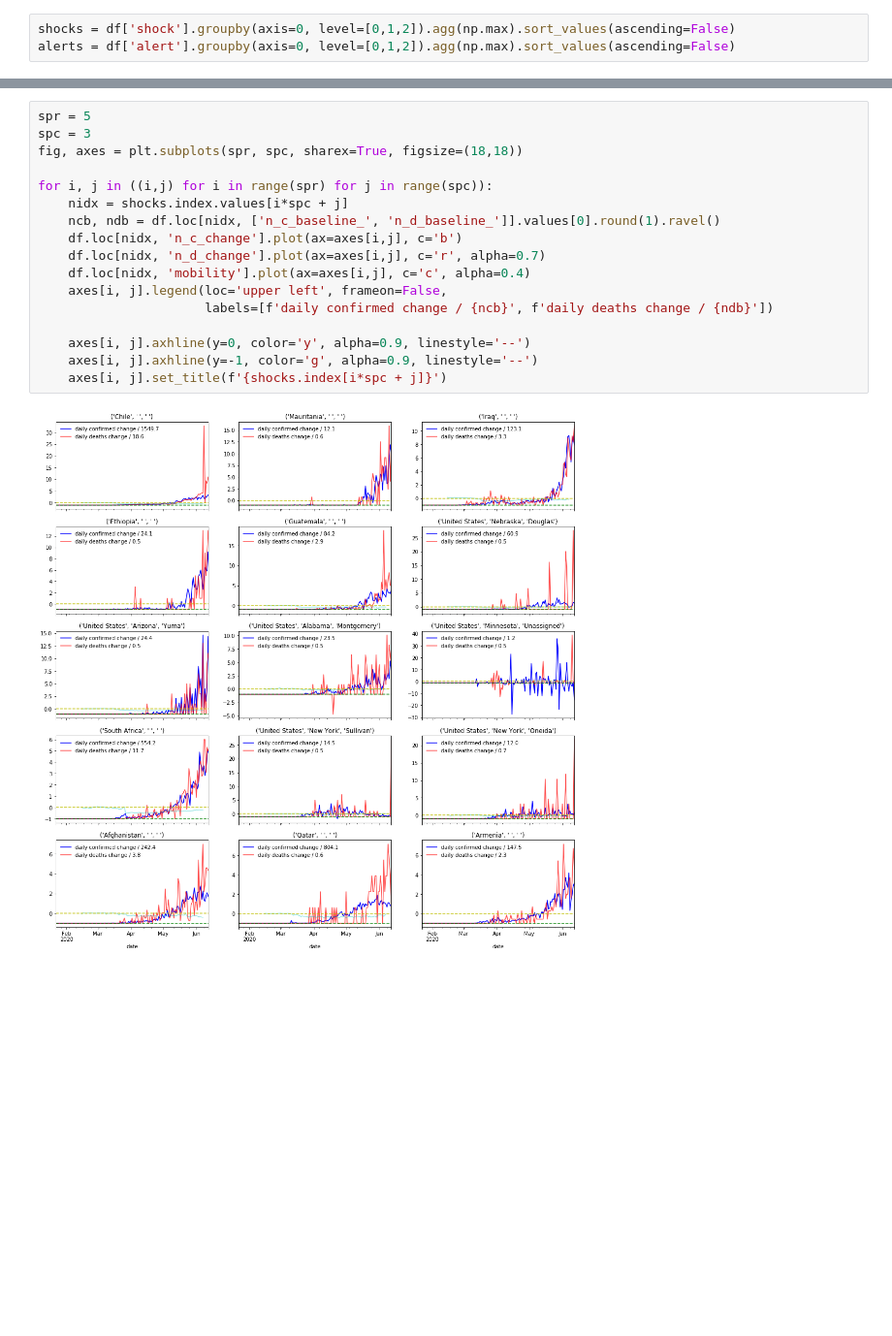
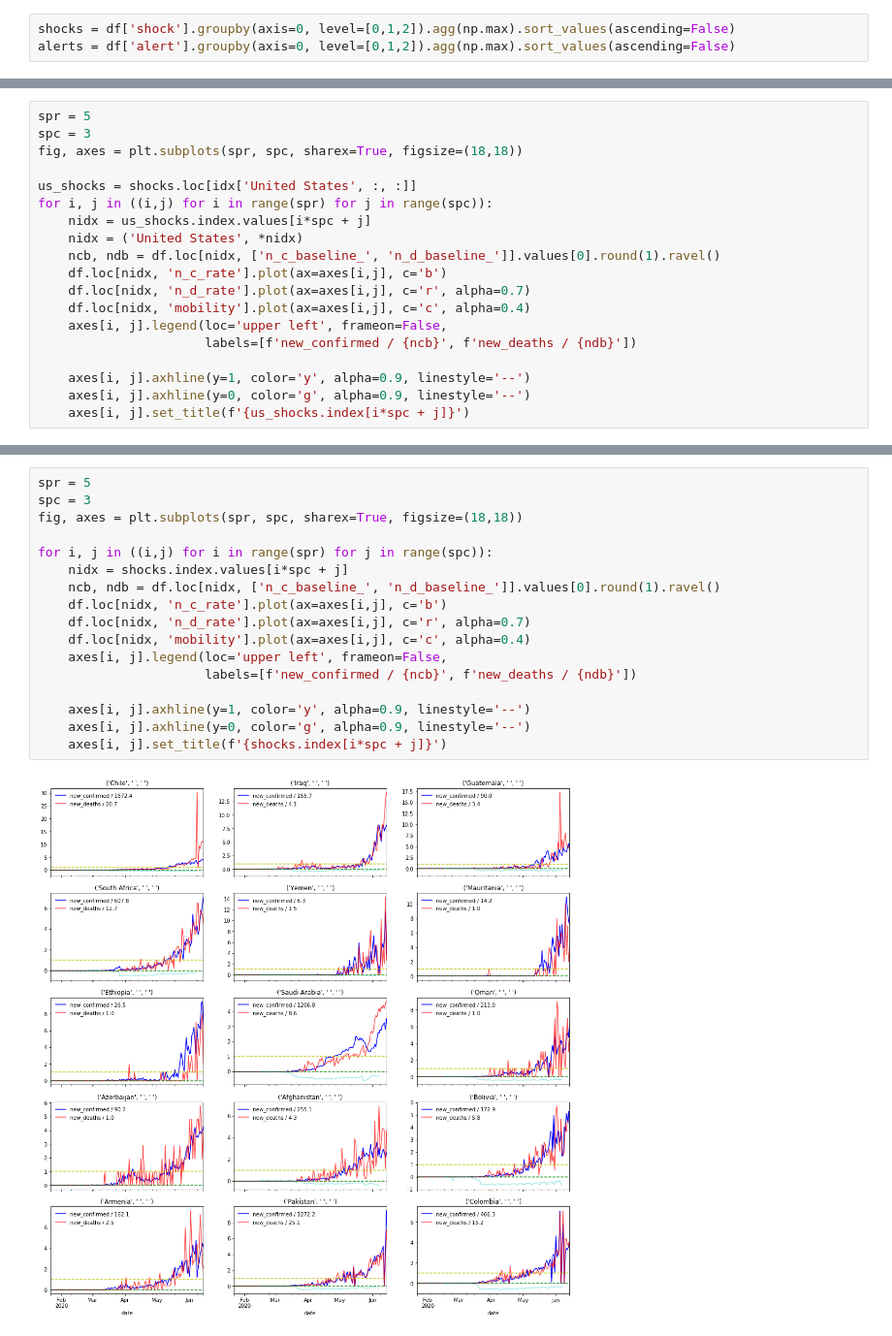
Before and after one commit to abtinkd/covid19, a Jupyter notebook: data-exploration.ipynb, the cells around one changed output, grey strips where cells are left out. Shown at 97% size. Cells and saved outputs as stored; diff of their text form; blank space fills up the shorter version.

Commit message:
minor - change to rate

```diff
--- a/data-exploration.ipynb
+++ b/data-exploration.ipynb
@@ -447,0 +448,19 @@ new deaths baseline: 200.8
+# %%
+spr = 5
+spc = 3
+fig, axes = plt.subplots(spr, spc, sharex=True, figsize=(18,18))
+
+us_shocks = shocks.loc[idx['United States', :, :]]
+for i, j in ((i,j) for i in range(spr) for j in range(spc)):
+    nidx = us_shocks.index.values[i*spc + j]
+    nidx = ('United States', *nidx)
+    ncb, ndb = df.loc[nidx, ['n_c_baseline_', 'n_d_baseline_']].values[0].round(1).ravel()
+    df.loc[nidx, 'n_c_rate'].plot(ax=axes[i,j], c='b')
+    df.loc[nidx, 'n_d_rate'].plot(ax=axes[i,j], c='r', alpha=0.7)
+    df.loc[nidx, 'mobility'].plot(ax=axes[i,j], c='c', alpha=0.4)
+    axes[i, j].legend(loc='upper left', frameon=False,
+                      labels=[f'new_confirmed / {ncb}', f'new_deaths / {ndb}'])
+
+    axes[i, j].axhline(y=1, color='y', alpha=0.9, linestyle='--')
+    axes[i, j].axhline(y=0, color='g', alpha=0.9, linestyle='--')
+    axes[i, j].set_title(f'{us_shocks.index[i*spc + j]}')
@@ -448,19 +469,19 @@ new deaths baseline: 200.8
 # %%
 spr = 5
 spc = 3
 fig, axes = plt.subplots(spr, spc, sharex=True, figsize=(18,18))
 
 for i, j in ((i,j) for i in range(spr) for j in range(spc)):
     nidx = shocks.index.values[i*spc + j]
     ncb, ndb = df.loc[nidx, ['n_c_baseline_', 'n_d_baseline_']].values[0].round(1).ravel()
-    df.loc[nidx, 'n_c_change'].plot(ax=axes[i,j], c='b')
-    df.loc[nidx, 'n_d_change'].plot(ax=axes[i,j], c='r', alpha=0.7)
+    df.loc[nidx, 'n_c_rate'].plot(ax=axes[i,j], c='b')
+    df.loc[nidx, 'n_d_rate'].plot(ax=axes[i,j], c='r', alpha=0.7)
     df.loc[nidx, 'mobility'].plot(ax=axes[i,j], c='c', alpha=0.4)
     axes[i, j].legend(loc='upper left', frameon=False,
-                      labels=[f'daily confirmed change / {ncb}', f'daily deaths change / {ndb}'])
+                      labels=[f'new_confirmed / {ncb}', f'new_deaths / {ndb}'])
 
-    axes[i, j].axhline(y=0, color='y', alpha=0.9, linestyle='--')
-    axes[i, j].axhline(y=-1, color='g', alpha=0.9, linestyle='--')
+    axes[i, j].axhline(y=1, color='y', alpha=0.9, linestyle='--')
+    axes[i, j].axhline(y=0, color='g', alpha=0.9, linestyle='--')
     axes[i, j].set_title(f'{shocks.index[i*spc + j]}')
 # %% [output]
-[figure, old version]
+[figure, new version]
```
Also changed, not shown: parts of 26 cells of this notebook.
